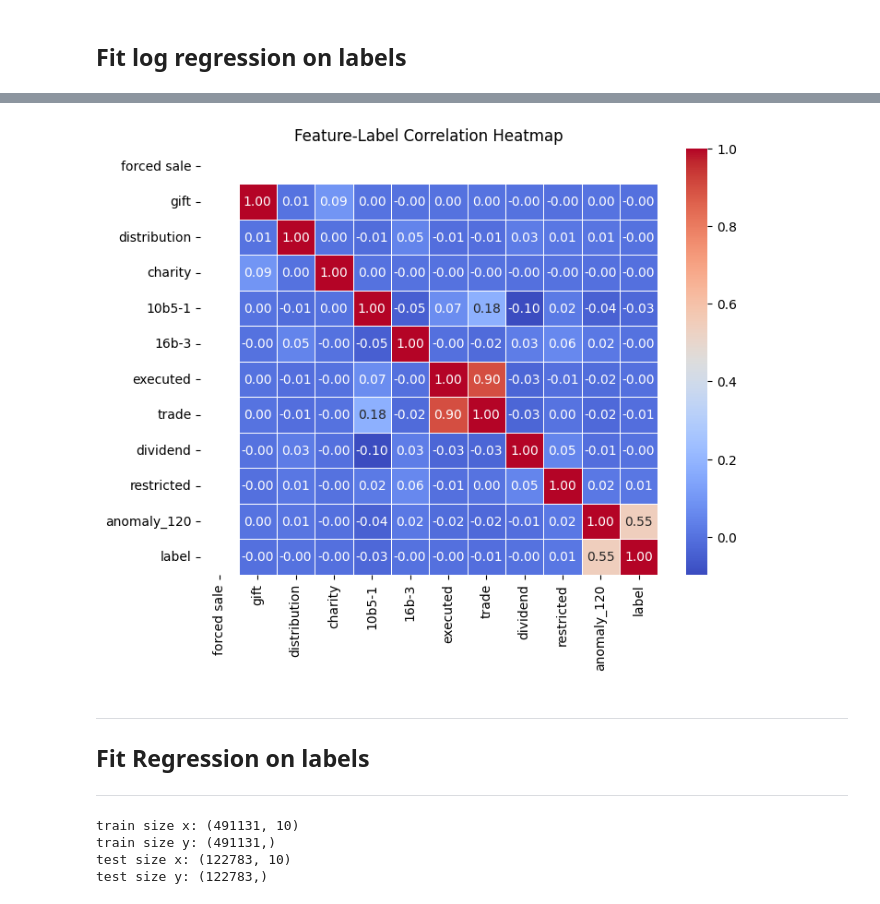
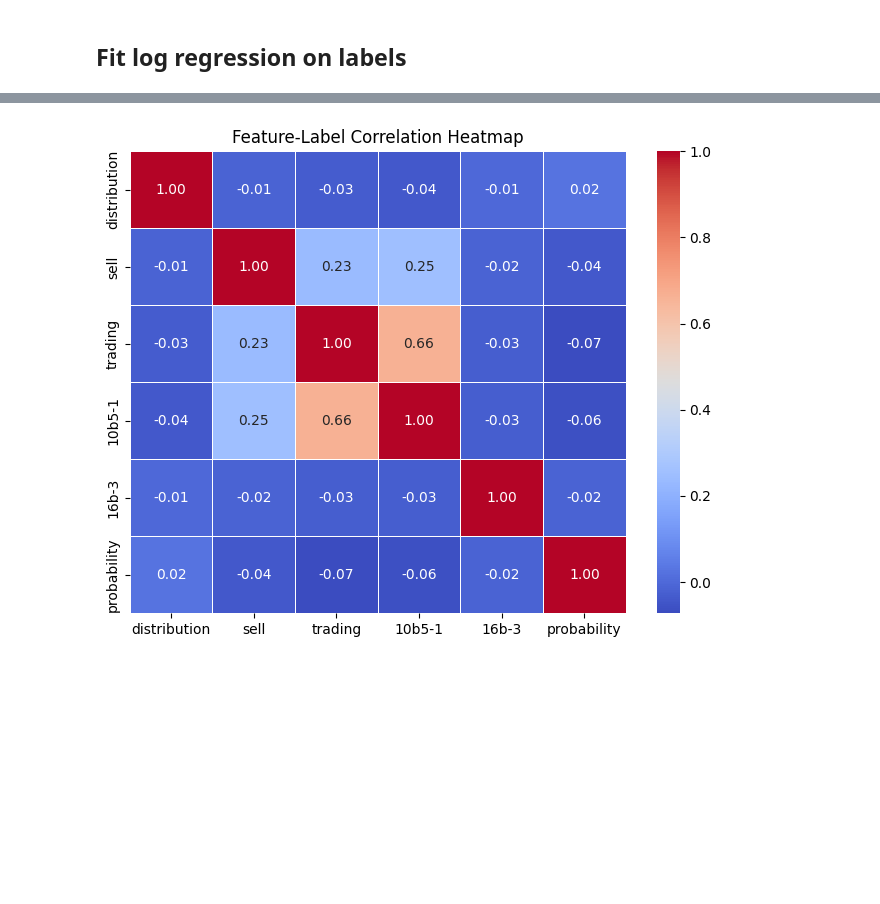
Before and after one commit to Blimperoo/DSA4263-Final-Insider-Trading, a Jupyter notebook: src/eda/footnotes_analysis.ipynb, the cells around one changed output, grey strips where cells are left out. Saved outputs shown, nothing was run; the diff lists cells and outputs as text; code cells hidden in the pictures; blank space fills up the shorter version.

Commit message:
update footnote analysis

```diff
--- a/src/eda/footnotes_analysis.ipynb
+++ b/src/eda/footnotes_analysis.ipynb
@@ -130,7 +132,7 @@ def lemmatize_text(text):
     return " ".join(lemmatized_words)  # Reconstruct sentence
 # %%
 def remove_words(text):
-    text = re.sub(r"\(.*\)", "", text)
+    # text = re.sub(r"\(.*\)", "", text)
     text = re.sub(r"[0-9,.%\$\"\(\)\/_]+", "", text)
     text = re.sub(r"(january|february|march|april|may|june|july|august|september|october|november|december)", "", text)
     return text
@@ -354,0 +323,24 @@ df_features.head()
+# %%
+## Items to check
+text_list = ["force sale", "gift", "distribution", "charity"] # From research paper
+text_from_keywords = ["sell", "trading", "lieu", "fee"] # From TF-IDF
+text_code = ["10b5-1", "16b-3"] # Trading codes from research paper
+
+text_list.extend(text_from_keywords)
+df_features = df_footnote_labels.copy()
+
+print("Creating processed footnotes")
+df_features["processed"] = df_features["FOOTNOTE_TXT"].apply(lambda row: preprocess_text(row))
+
+for text in text_list:
+    print(f"Creating feature for {text}")
+    df_features[text] = df_features["processed"].str.count(preprocess_text(text))
+
+for code in text_code:
+    print(f"Creating feature for {code}")
+    df_features[code] = df_features["FOOTNOTE_TXT"].str.count(code)
+
+
+text_list = text_list + ["probability", "prediction"]
+df_features = df_features[text_list + text_code]
+df_features.head()
@@ -539,22 +733,14 @@ restricted: 0.038668165902048426
 # %%
-corr = df_features.corr(method="pearson")
+
+variables = ["distribution", "sell", "trading", "10b5-1", "16b-3"]
+label = "probability"
+
+corr_feature = df_features[variables + [label]]
+
+corr = corr_feature.corr(method="pearson")
 plt.figure(figsize=(8, 6))
 sns.heatmap(corr, annot=True, cmap="coolwarm", fmt=".2f", linewidths=0.5)
 plt.title("Feature-Label Correlation Heatmap")
 plt.show()
 # %% [output]
-[figure, old version]
+[figure, new version]
-# %% [markdown]
-___
-## Fit Regression on labels
-___
-# %%
-temp = df_features.dropna(subset = ["anomaly_120"])
-X, y = temp.drop(columns=["label", "anomaly_120"]), temp["anomaly_120"]
-train_x, test_x, train_y, test_y = train_test_split(X, y, test_size=0.2, random_state=123)
-print(f"train size x: {train_x.shape}\ntrain size y: {train_y.shape}\ntest size x: {test_x.shape}\ntest size y: {test_y.shape}")
-# %% [output]
-train size x: (491131, 10)
-train size y: (491131,)
-test size x: (122783, 10)
-test size y: (122783,)
```
Also changed, not shown: parts of 54 cells of this notebook.
